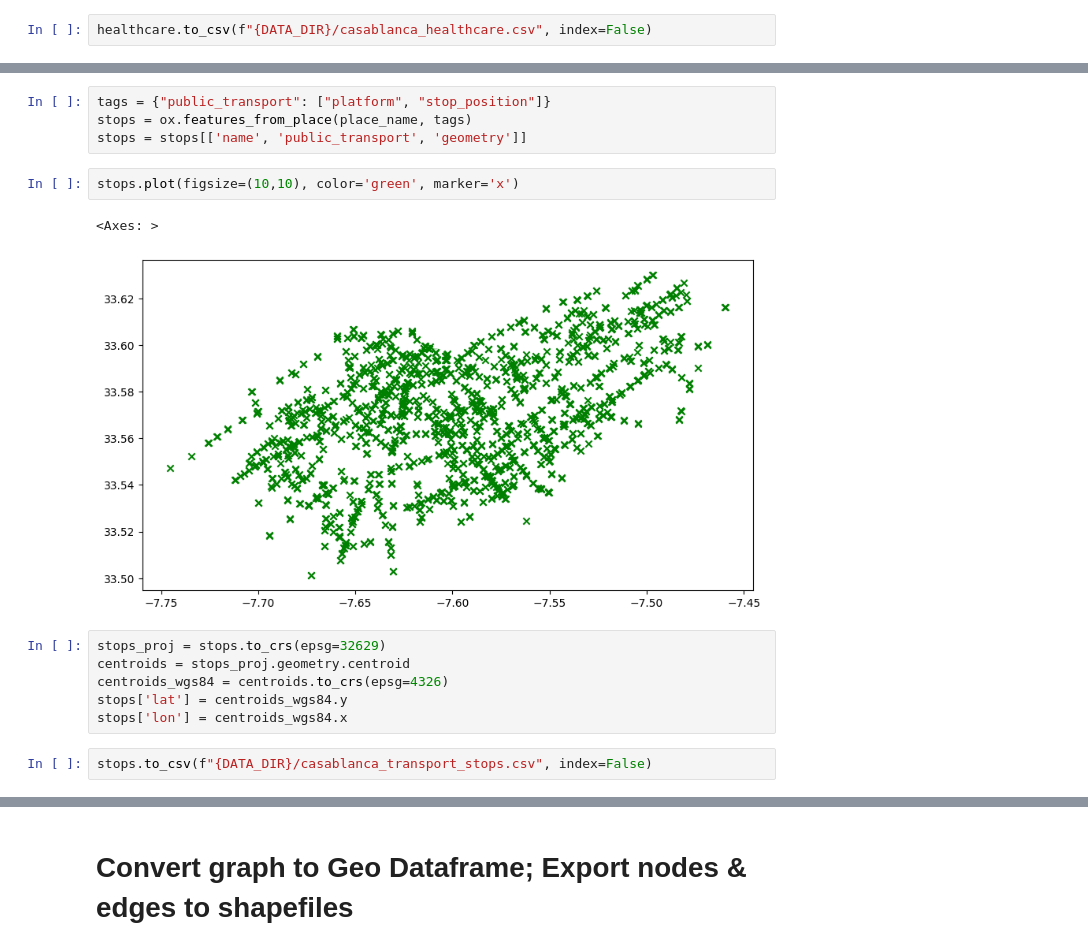
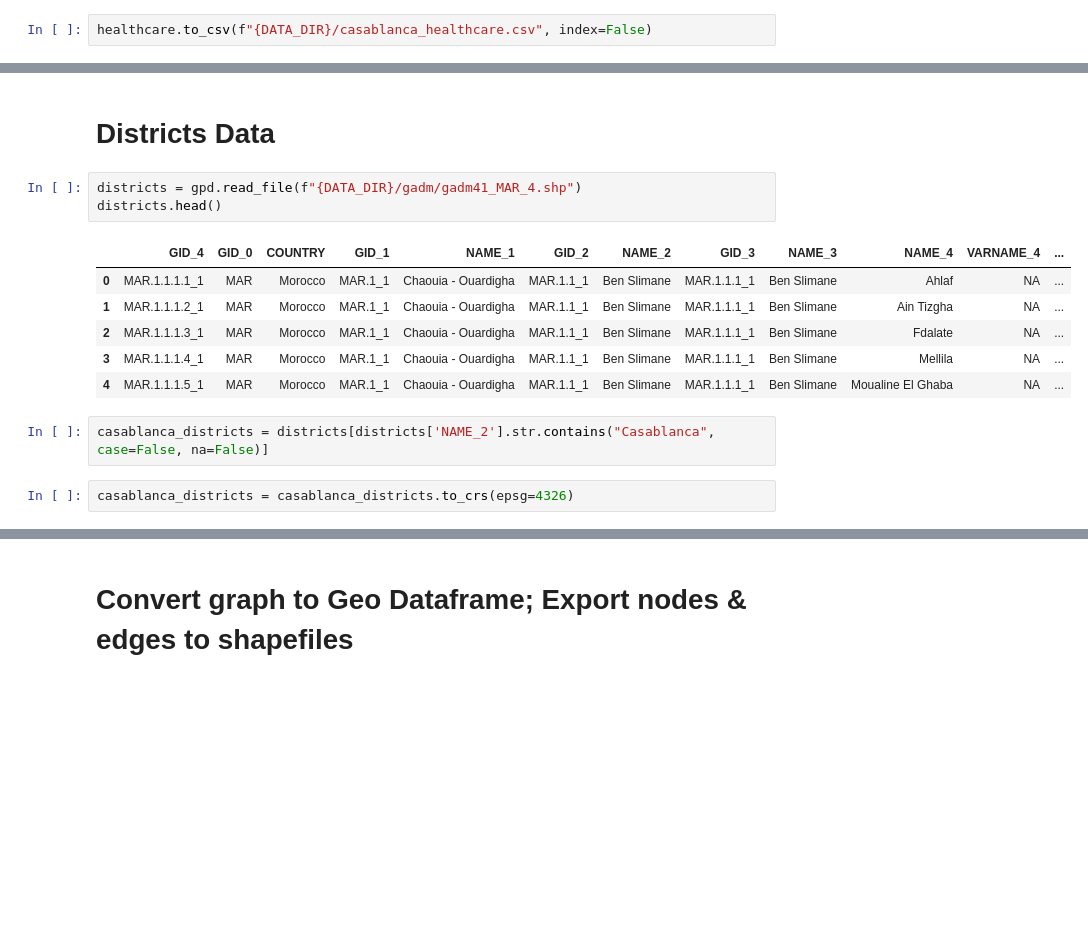
Before and after one commit to afkk25/capstone_repo, a Jupyter notebook: notebooks/01_data_collection.ipynb, the cells around one changed output, grey strips where cells are left out. Cells and saved outputs as stored; diff of their text form; blank space fills up the shorter version.

```diff
--- a/notebooks/01_data_collection.ipynb
+++ b/notebooks/01_data_collection.ipynb
@@ -150,17 +97,16 @@ healthcare.to_csv(f"{DATA_DIR}/casablanca_healthcare.csv", index=False)
-# %%
-tags = {"public_transport": ["platform", "stop_position"]}
-stops = ox.features_from_place(place_name, tags)
-stops = stops[['name', 'public_transport', 'geometry']]
-# %%
-stops.plot(figsize=(10,10), color='green', marker='x')
-# %% [output]
-<Axes: >
-[figure, removed]
-# %%
-stops_proj = stops.to_crs(epsg=32629)
-centroids = stops_proj.geometry.centroid
-centroids_wgs84 = centroids.to_crs(epsg=4326)
-stops['lat'] = centroids_wgs84.y
-stops['lon'] = centroids_wgs84.x
-# %%
-stops.to_csv(f"{DATA_DIR}/casablanca_transport_stops.csv", index=False)
+# %% [markdown]
+# Districts Data
+# %%
+districts = gpd.read_file(f"{DATA_DIR}/gadm/gadm41_MAR_4.shp")
+districts.head()
+# %% [output]
+|  | GID_4 | GID_0 | COUNTRY | GID_1 | NAME_1 | GID_2 | NAME_2 | GID_3 | NAME_3 | NAME_4 | VARNAME_4 | ... |
+| 0 | MAR.1.1.1.1_1 | MAR | Morocco | MAR.1_1 | Chaouia - Ouardigha | MAR.1.1_1 | Ben Slimane | MAR.1.1.1_1 | Ben Slimane | Ahlaf | NA | ... |
+| 1 | MAR.1.1.1.2_1 | MAR | Morocco | MAR.1_1 | Chaouia - Ouardigha | MAR.1.1_1 | Ben Slimane | MAR.1.1.1_1 | Ben Slimane | Ain Tizgha | NA | ... |
+| 2 | MAR.1.1.1.3_1 | MAR | Morocco | MAR.1_1 | Chaouia - Ouardigha | MAR.1.1_1 | Ben Slimane | MAR.1.1.1_1 | Ben Slimane | Fdalate | NA | ... |
+| 3 | MAR.1.1.1.4_1 | MAR | Morocco | MAR.1_1 | Chaouia - Ouardigha | MAR.1.1_1 | Ben Slimane | MAR.1.1.1_1 | Ben Slimane | Mellila | NA | ... |
+| 4 | MAR.1.1.1.5_1 | MAR | Morocco | MAR.1_1 | Chaouia - Ouardigha | MAR.1.1_1 | Ben Slimane | MAR.1.1.1_1 | Ben Slimane | Moualine El Ghaba | NA | ... |
+# %%
+casablanca_districts = districts[districts['NAME_2'].str.contains("Casablanca", case=False, na=False)]
+# %%
+casablanca_districts = casablanca_districts.to_crs(epsg=4326)
```
Also changed, not shown: parts of 15 cells of this notebook, 13 other files.
